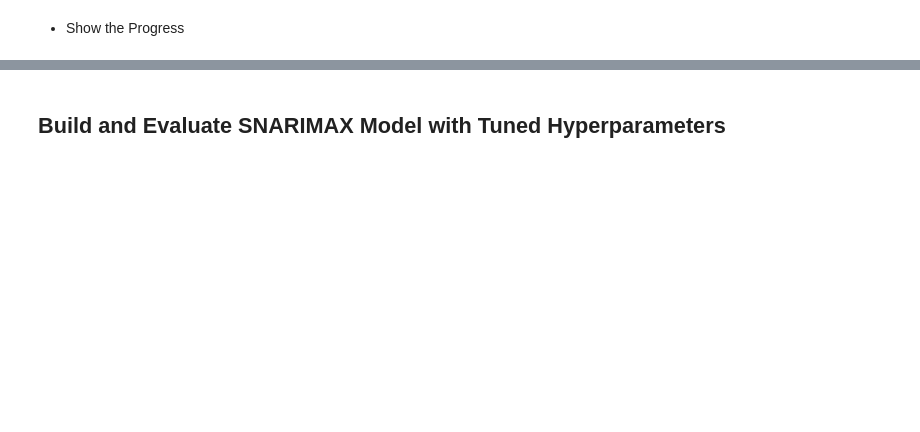
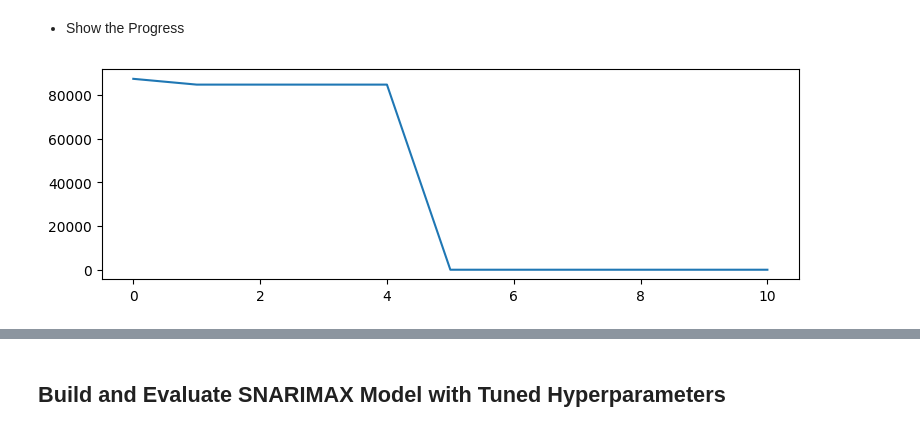
Before and after one commit to sequential-parameter-optimization/spotRiver, a Jupyter notebook: notebooks/04_spotriver_htr_generic.ipynb, the cells around one changed output, grey strips where cells are left out. Drawn from its saved outputs; the diff is of its cells as text; code cells hidden in the pictures; blank space fills up the shorter version.

```diff
--- a/notebooks/04_spotriver_htr_generic.ipynb
+++ b/notebooks/04_spotriver_htr_generic.ipynb
@@ -185,6 +196,8 @@ spot_htr.print_results()
 # %% [markdown]
 * Show the Progress
 # %%
-spot_htr.plot_progress(log_y=True)
+spot_htr.plot_progress(log_y=False)
+# %% [output]
+[figure, added]
 # %%
 spot_htr.print_importance()
```
Also changed, not shown: parts of 5 cells of this notebook.
